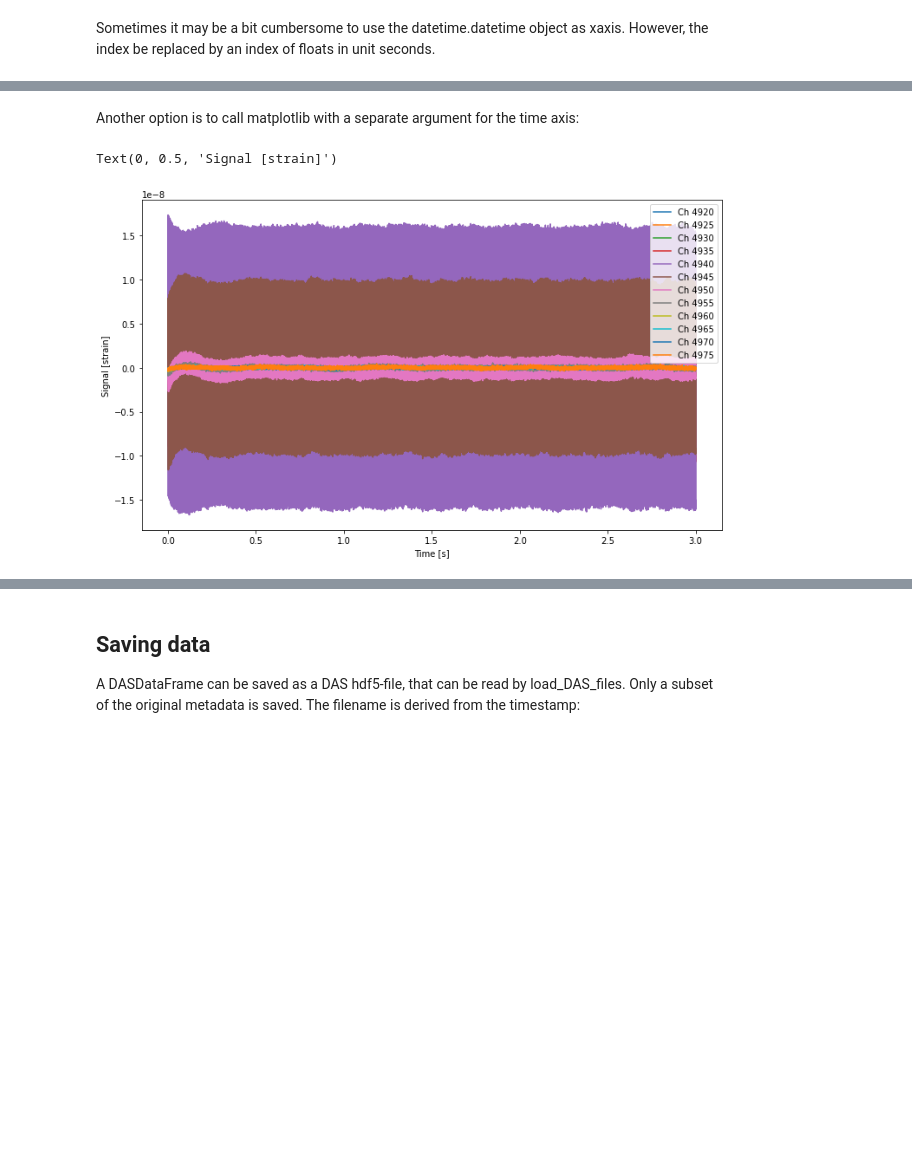
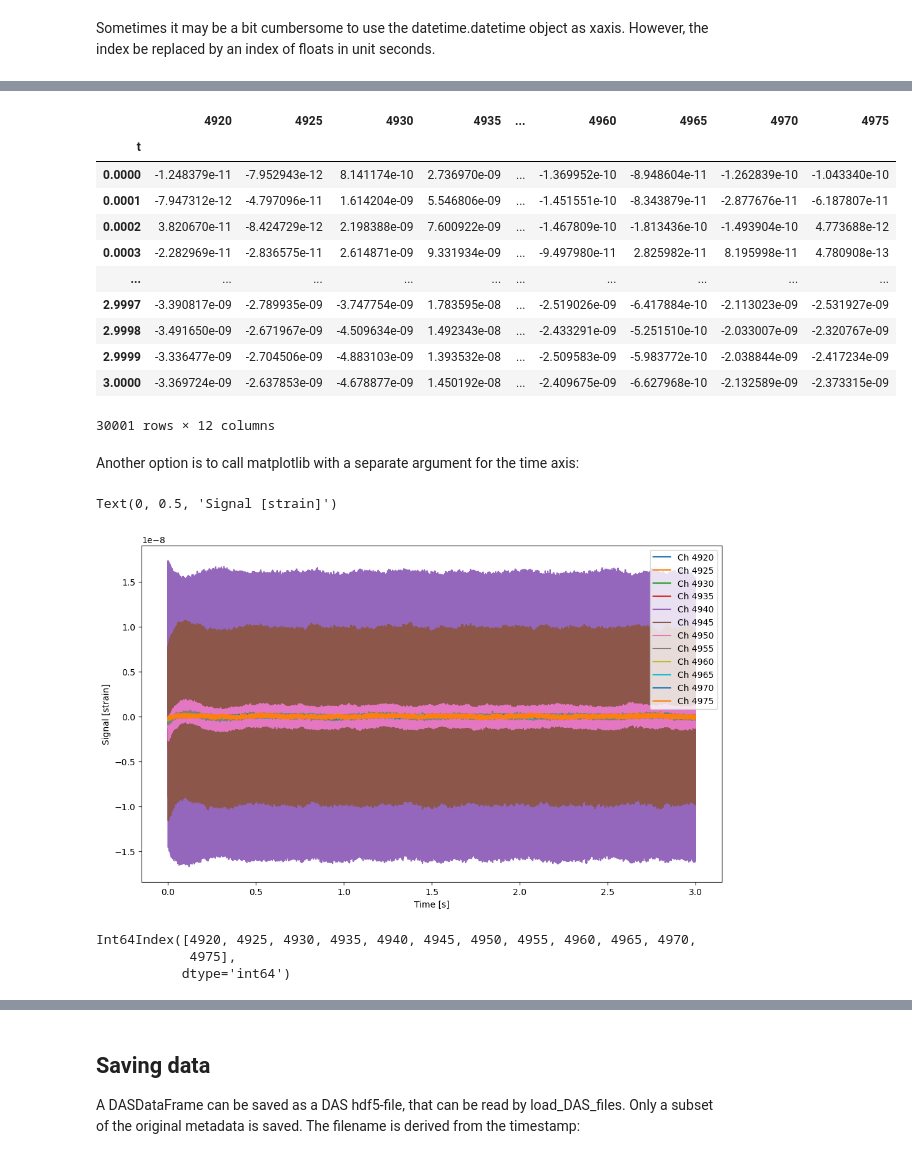
Before and after one commit to ASN-Norway/simpleDAS, a Jupyter notebook: doc/simpleDAS description.ipynb, the cells around one changed output, grey strips where cells are left out. Saved outputs shown, nothing was run; the diff lists cells and outputs as text; code cells hidden in the pictures; blank space fills up the shorter version.

```diff
--- a/doc/simpleDAS description.ipynb
+++ b/doc/simpleDAS description.ipynb
@@ -250,14 +263,36 @@ ax.set_xlim([1.0,1.01])
+# %%
+signal_tzero
+# %% [output]
+|  | 4920 | 4925 | 4930 | 4935 | ... | 4960 | 4965 | 4970 | 4975 |
+| t |  |  |  |  |  |  |  |  |  |
+| 0.0000 | -1.248379e-11 | -7.952943e-12 | 8.141174e-10 | 2.736970e-09 | ... | -1.369952e-10 | -8.948604e-11 | -1.262839e-10 | -1.043340e-10 |
+| 0.0001 | -7.947312e-12 | -4.797096e-11 | 1.614204e-09 | 5.546806e-09 | ... | -1.451551e-10 | -8.343879e-11 | -2.877676e-11 | -6.187807e-11 |
+| 0.0002 | 3.820670e-11 | -8.424729e-12 | 2.198388e-09 | 7.600922e-09 | ... | -1.467809e-10 | -1.813436e-10 | -1.493904e-10 | 4.773688e-12 |
+| 0.0003 | -2.282969e-11 | -2.836575e-11 | 2.614871e-09 | 9.331934e-09 | ... | -9.497980e-11 | 2.825982e-11 | 8.195998e-11 | 4.780908e-13 |
+| ... | ... | ... | ... | ... | ... | ... | ... | ... | ... |
+| 2.9997 | -3.390817e-09 | -2.789935e-09 | -3.747754e-09 | 1.783595e-08 | ... | -2.519026e-09 | -6.417884e-10 | -2.113023e-09 | -2.531927e-09 |
+| 2.9998 | -3.491650e-09 | -2.671967e-09 | -4.509634e-09 | 1.492343e-08 | ... | -2.433291e-09 | -5.251510e-10 | -2.033007e-09 | -2.320767e-09 |
+| 2.9999 | -3.336477e-09 | -2.704506e-09 | -4.883103e-09 | 1.393532e-08 | ... | -2.509583e-09 | -5.983772e-10 | -2.038844e-09 | -2.417234e-09 |
+| 3.0000 | -3.369724e-09 | -2.637853e-09 | -4.678877e-09 | 1.450192e-08 | ... | -2.409675e-09 | -6.627968e-10 | -2.132589e-09 | -2.373315e-09 |
+30001 rows × 12 columns
 # %% [markdown]
 Another option is to call matplotlib with a separate argument for the time axis:
 # %%
 fig, ax = plt.subplots(1,1,clear=True,num=3)
+t = np.arange(signal_subset.shape[0])*signal.meta['dt']
 ax.plot(t,signal_subset)
 ax.legend(['Ch %d' %ch for ch in chs])
 ax.set_xlabel('Time [s]')
 ax.set_ylabel('Signal [%s]' % signal.meta['unit'])
 # %% [output]
 Text(0, 0.5, 'Signal [strain]')
-[figure, old version]
+[figure, new version]
+# %%
+signal_subset.columns
+# %% [output]
+Int64Index([4920, 4925, 4930, 4935, 4940, 4945, 4950, 4955, 4960, 4965, 4970,
+            4975],
+           dtype='int64')
 # %%
 #%% decimate signal
 
```
Also changed, not shown: parts of 14 cells of this notebook, 3 other files.
